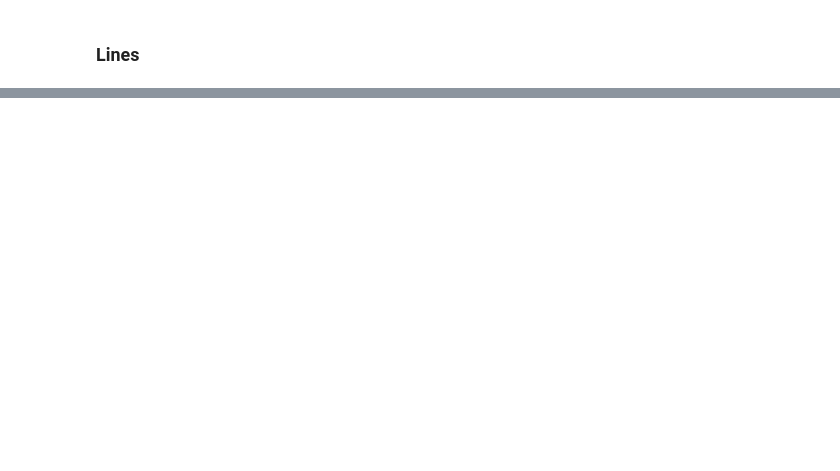
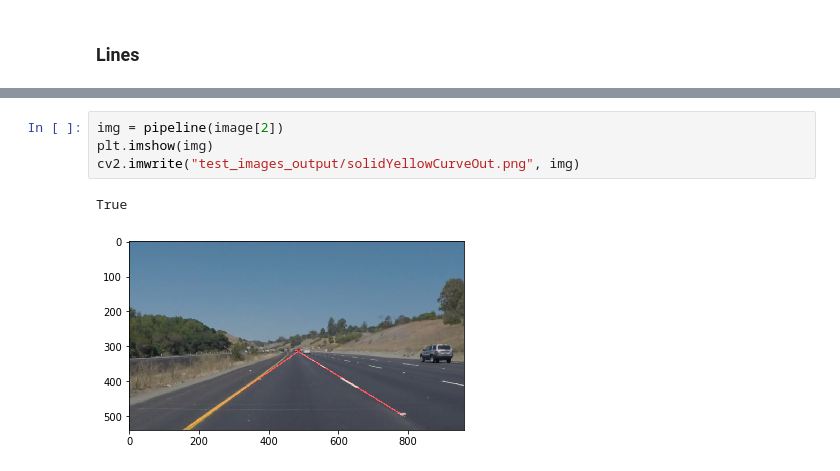
Before and after one commit to MarekWdowiak/Finding-Lane-Lines, a Jupyter notebook: Proj1.ipynb, the cells around one changed output, grey strips where cells are left out. Cells and saved outputs as stored; diff of their text form; blank space fills up the shorter version.

```diff
--- a/Proj1.ipynb
+++ b/Proj1.ipynb
@@ -136,0 +196,7 @@ for i in range(min(xR), max(xR)):
+# %%
+img = pipeline(image[2])
+plt.imshow(img)
+cv2.imwrite("test_images_output/solidYellowCurveOut.png", img)
+# %% [output]
+True
+[figure, added]
```
Also changed, not shown: parts of 22 cells of this notebook, 5 other files.
